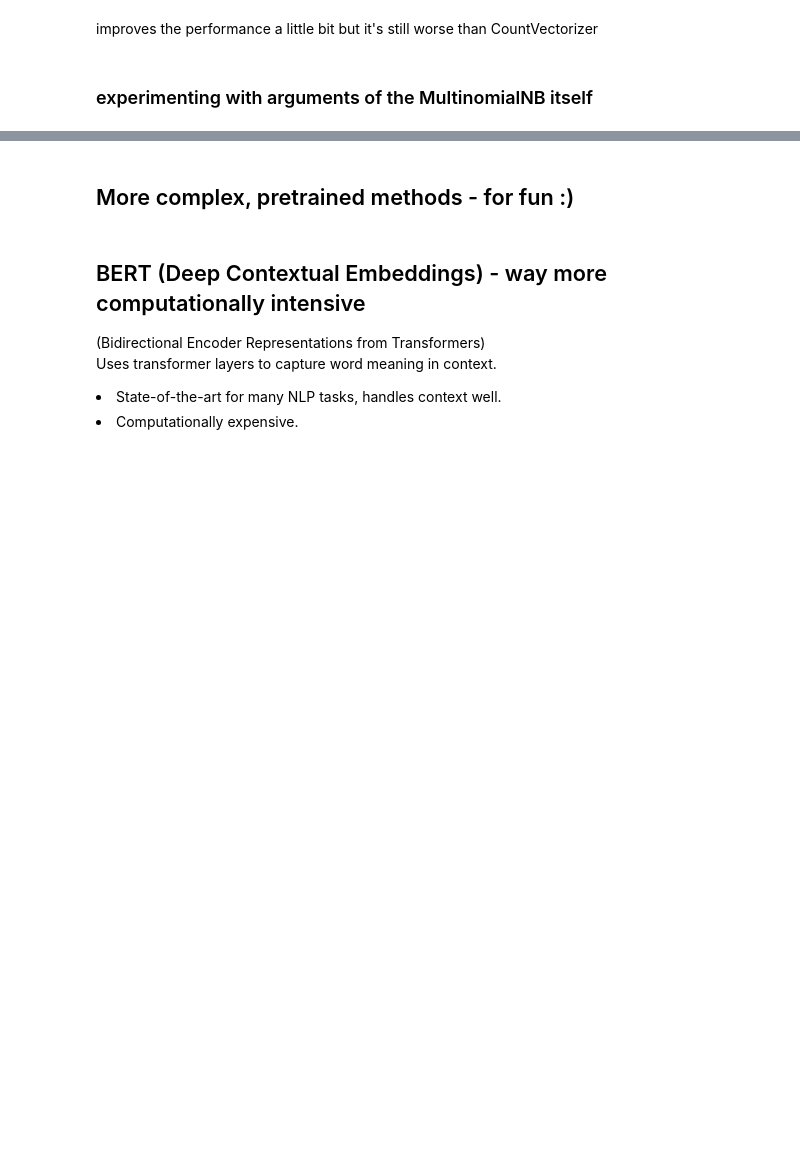
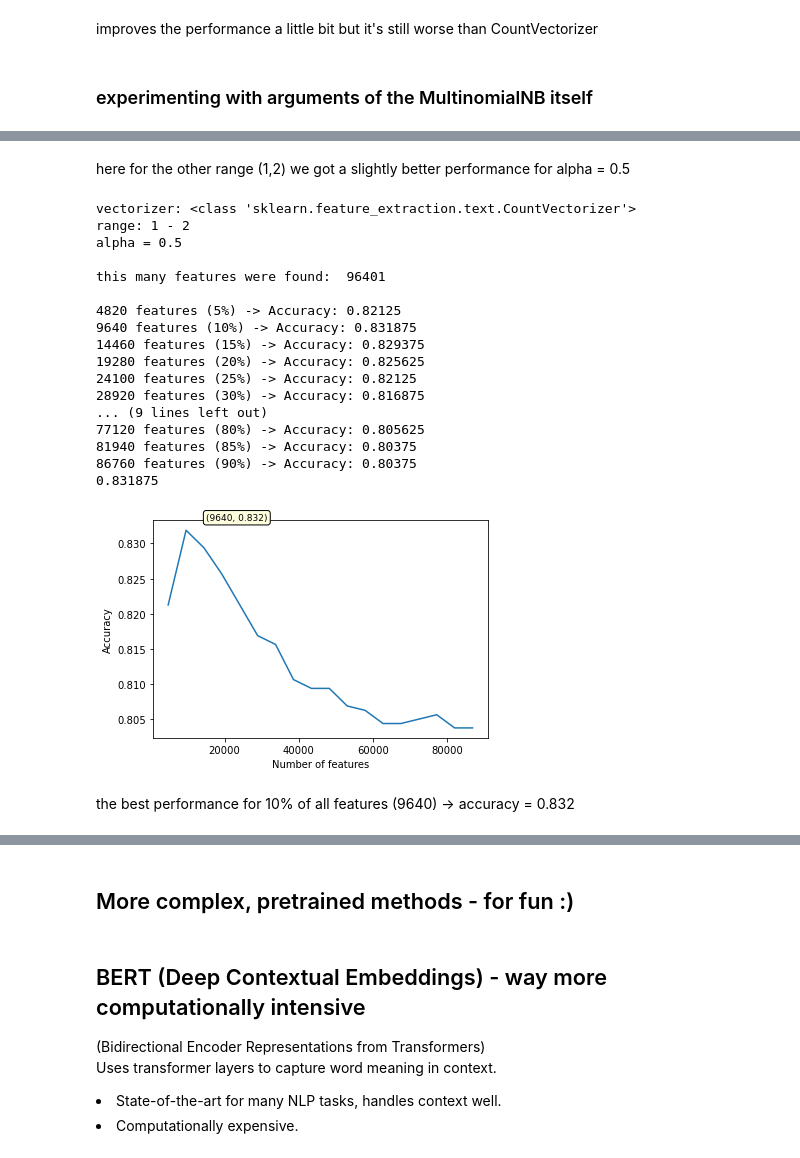
Before and after one commit to michalwietecki/text-emotion-classification, a Jupyter notebook: classification.ipynb, the cells around one changed output, grey strips where cells are left out. Cells and saved outputs as stored; diff of their text form; code cells hidden in the pictures; blank space fills up the shorter version.

```diff
--- a/classification.ipynb
+++ b/classification.ipynb
@@ -740,0 +784,25 @@ MultinomialNB(alfa = [1.0, 0.5, 0.1, 0.01, 0.001])
+# %% [markdown]
+here for the other range (1,2) we got a slightly better performance for alpha = 0.5
+# %%
+alfa_arg_vectorizer(1,2,CountVectorizer, [0.5])
+# %% [output]
+vectorizer: <class 'sklearn.feature_extraction.text.CountVectorizer'>
+range: 1 - 2
+alpha = 0.5
+
+this many features were found:  96401
+
+4820 features (5%) -> Accuracy: 0.82125
+9640 features (10%) -> Accuracy: 0.831875
+14460 features (15%) -> Accuracy: 0.829375
+19280 features (20%) -> Accuracy: 0.825625
+24100 features (25%) -> Accuracy: 0.82125
+28920 features (30%) -> Accuracy: 0.816875
+... (9 lines left out)
+77120 features (80%) -> Accuracy: 0.805625
+81940 features (85%) -> Accuracy: 0.80375
+86760 features (90%) -> Accuracy: 0.80375
+0.831875
+[figure, added]
+# %% [markdown]
+the best performance for 10% of all features (9640) -> accuracy = 0.832
```
Also changed, not shown: parts of 9 cells of this notebook.
